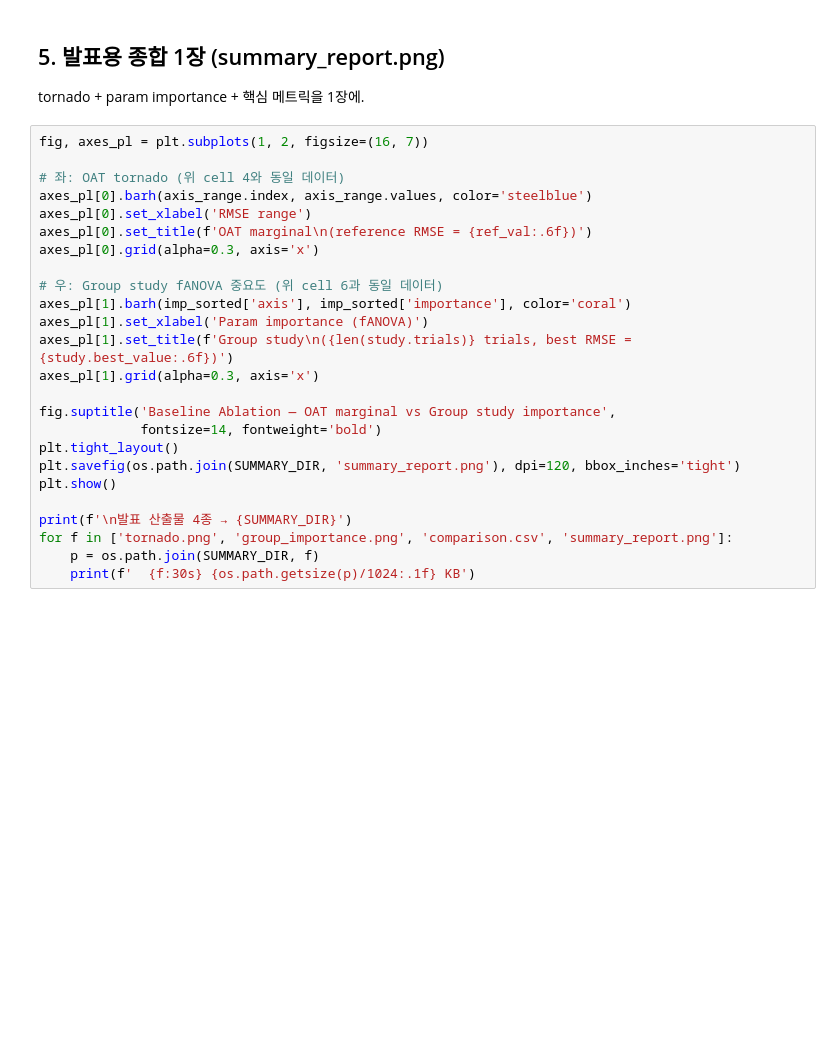
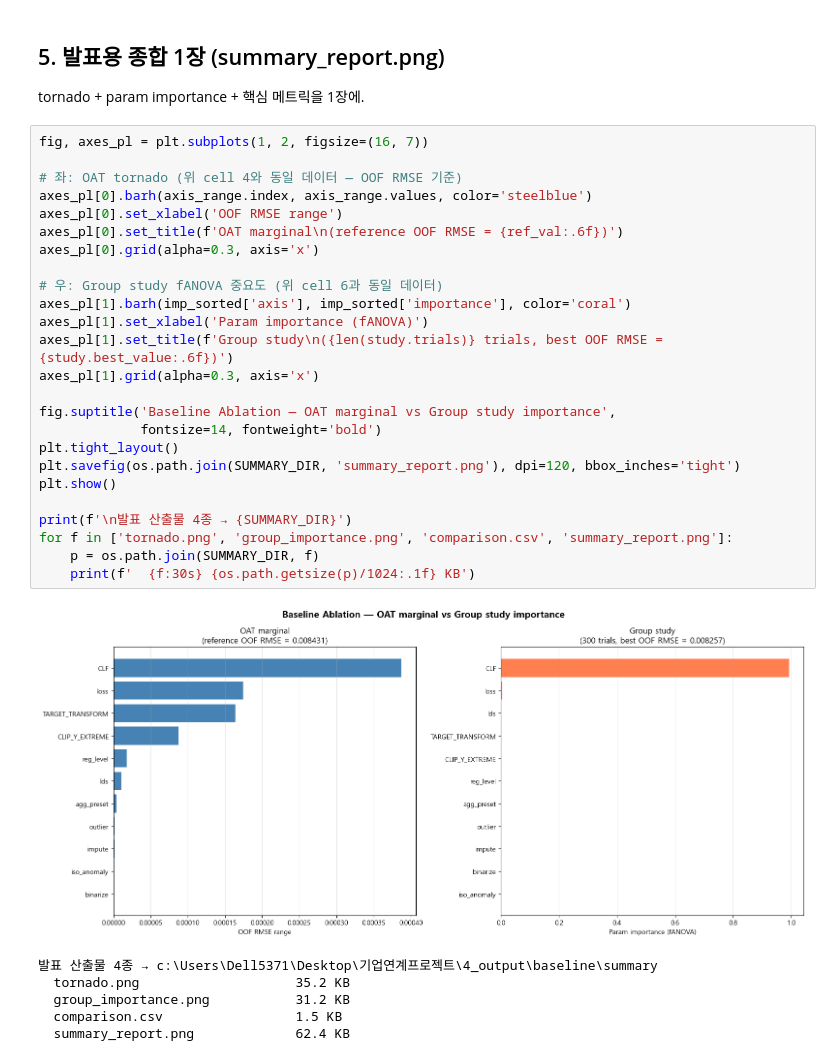
Before and after one commit to younjunseon/ASAC_SKhynix, a Jupyter notebook: 3_modeling/0_baseline/03_summary.ipynb, the cells around one changed output. Cells and saved outputs as stored; diff of their text form; blank space fills up the shorter version.

```diff
--- a/3_modeling/0_baseline/03_summary.ipynb
+++ b/3_modeling/0_baseline/03_summary.ipynb
@@ -135,25 +190,32 @@ tornado + param importance + 핵심 메트릭을 1장에.
 # %%
 fig, axes_pl = plt.subplots(1, 2, figsize=(16, 7))
 
-# 좌: OAT tornado (위 cell 4와 동일 데이터)
+# 좌: OAT tornado (위 cell 4와 동일 데이터 — OOF RMSE 기준)
 axes_pl[0].barh(axis_range.index, axis_range.values, color='steelblue')
-axes_pl[0].set_xlabel('RMSE range')
-axes_pl[0].set_title(f'OAT marginal\n(reference RMSE = {ref_val:.6f})')
+axes_pl[0].set_xlabel('OOF RMSE range')
+axes_pl[0].set_title(f'OAT marginal\n(reference OOF RMSE = {ref_val:.6f})')
 axes_pl[0].grid(alpha=0.3, axis='x')
 
 # 우: Group study fANOVA 중요도 (위 cell 6과 동일 데이터)
 axes_pl[1].barh(imp_sorted['axis'], imp_sorted['importance'], color='coral')
 axes_pl[1].set_xlabel('Param importance (fANOVA)')
-axes_pl[1].set_title(f'Group study\n({len(study.trials)} trials, best RMSE = {study.best_value:.6f})')
+axes_pl[1].set_title(f'Group study\n({len(study.trials)} trials, best OOF RMSE = {study.best_value:.6f})')
 axes_pl[1].grid(alpha=0.3, axis='x')
 
 fig.suptitle('Baseline Ablation — OAT marginal vs Group study importance',
              fontsize=14, fontweight='bold')
 plt.tight_layout()
 plt.savefig(os.path.join(SUMMARY_DIR, 'summary_report.png'), dpi=120, bbox_inches='tight')
 plt.show()
 
 print(f'\n발표 산출물 4종 → {SUMMARY_DIR}')
 for f in ['tornado.png', 'group_importance.png', 'comparison.csv', 'summary_report.png']:
     p = os.path.join(SUMMARY_DIR, f)
     print(f'  {f:30s} {os.path.getsize(p)/1024:.1f} KB')
+# %% [output]
+[figure, added]
+발표 산출물 4종 → c:\Users\Dell5371\Desktop\기업연계프로젝트\4_output\baseline\summary
+  tornado.png                    35.2 KB
+  group_importance.png           31.2 KB
+  comparison.csv                 1.5 KB
+  summary_report.png             62.4 KB
```
Also changed, not shown: parts of 5 cells of this notebook, 7 other files.
